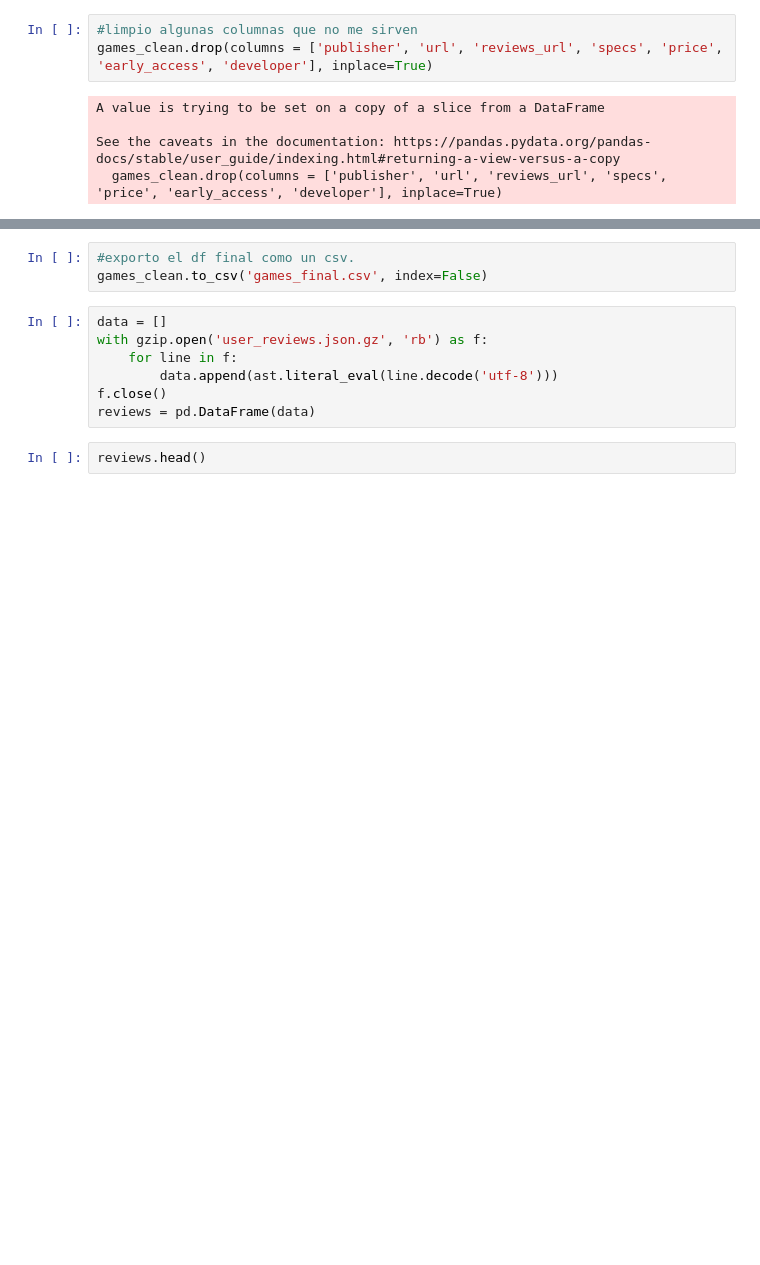
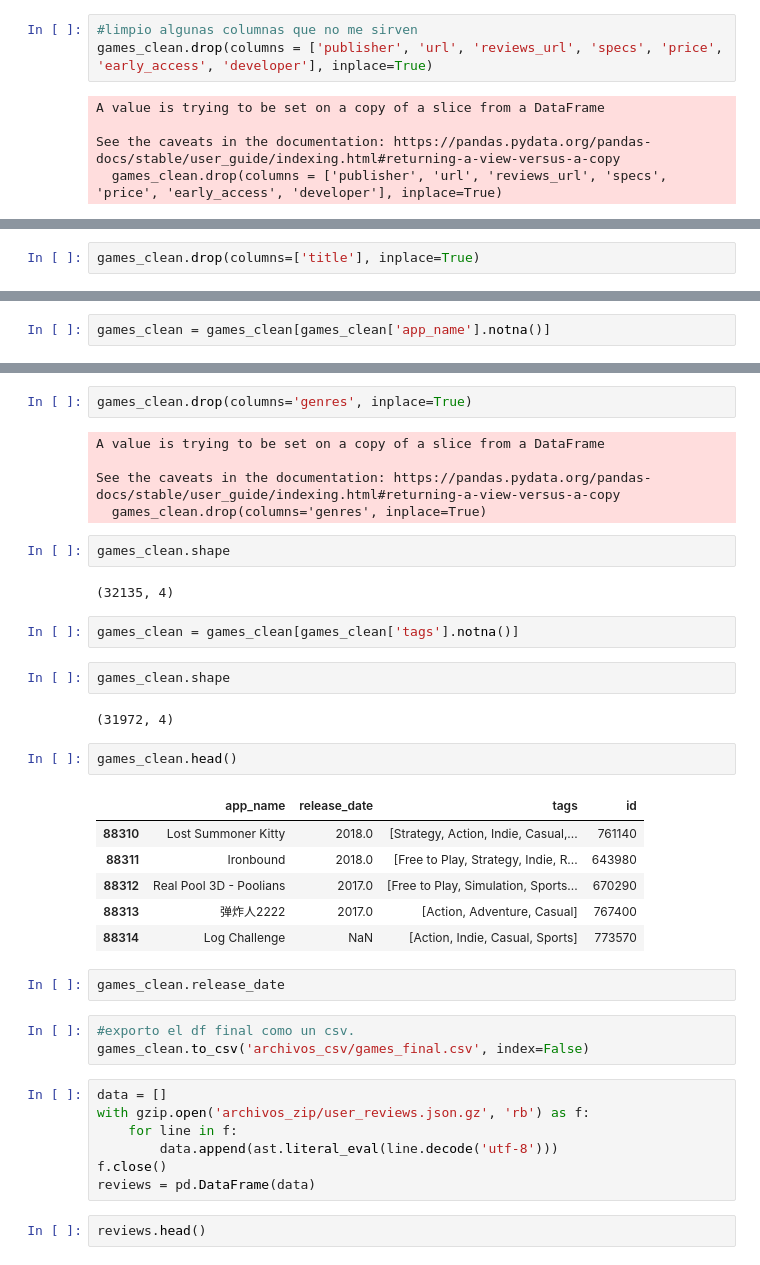
Before and after one commit to RadTorino/Juegos_Steam, a Jupyter notebook: etl.ipynb, the cells around one changed output, grey strips where cells are left out. Drawn from its saved outputs; the diff is of its cells as text; blank space fills up the shorter version.

```diff
--- a/etl.ipynb
+++ b/etl.ipynb
@@ -54,0 +87,2 @@ See the caveats in the documentation: https://pandas.pydata.org/pandas-docs/stab
+# %%
+games_clean.drop(columns=['title'], inplace=True)
@@ -54,0 +93,2 @@ See the caveats in the documentation: https://pandas.pydata.org/pandas-docs/stab
+# %%
+games_clean = games_clean[games_clean['app_name'].notna()]
@@ -55,9 +122,37 @@ See the caveats in the documentation: https://pandas.pydata.org/pandas-docs/stab
+# %%
+games_clean.drop(columns='genres', inplace=True)
+# %% [output]
+A value is trying to be set on a copy of a slice from a DataFrame
+
+See the caveats in the documentation: https://pandas.pydata.org/pandas-docs/stable/user_guide/indexing.html#returning-a-view-versus-a-copy
+  games_clean.drop(columns='genres', inplace=True)
+# %%
+games_clean.shape
+# %% [output]
+(32135, 4)
+# %%
+games_clean = games_clean[games_clean['tags'].notna()]
+# %%
+games_clean.shape
+# %% [output]
+(31972, 4)
+# %%
+games_clean.head()
+# %% [output]
+|  | app_name | release_date | tags | id |
+| 88310 | Lost Summoner Kitty | 2018.0 | [Strategy, Action, Indie, Casual,... | 761140 |
+| 88311 | Ironbound | 2018.0 | [Free to Play, Strategy, Indie, R... | 643980 |
+| 88312 | Real Pool 3D - Poolians | 2017.0 | [Free to Play, Simulation, Sports... | 670290 |
+| 88313 | 弹炸人2222 | 2017.0 | [Action, Adventure, Casual] | 767400 |
+| 88314 | Log Challenge | NaN | [Action, Indie, Casual, Sports] | 773570 |
+# %%
+games_clean.release_date
 # %%
 #exporto el df final como un csv.
-games_clean.to_csv('games_final.csv', index=False)
+games_clean.to_csv('archivos_csv/games_final.csv', index=False)
 # %%
 data = []
-with gzip.open('user_reviews.json.gz', 'rb') as f:
+with gzip.open('archivos_zip/user_reviews.json.gz', 'rb') as f:
     for line in f:
         data.append(ast.literal_eval(line.decode('utf-8')))
 f.close()
```
Also changed, not shown: parts of 27 cells of this notebook, 7 other files.
